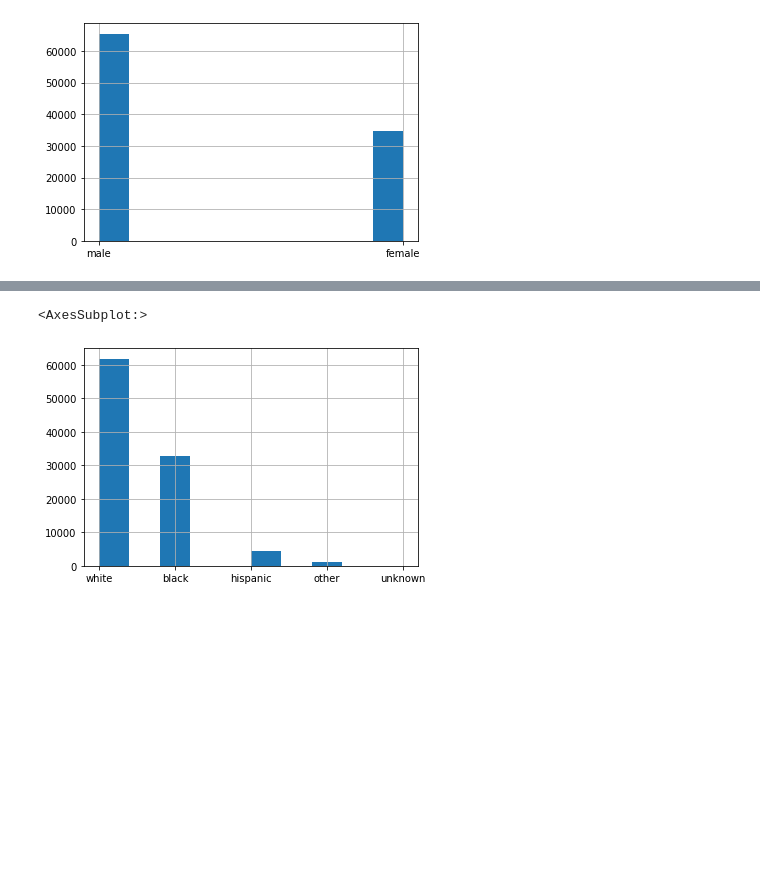
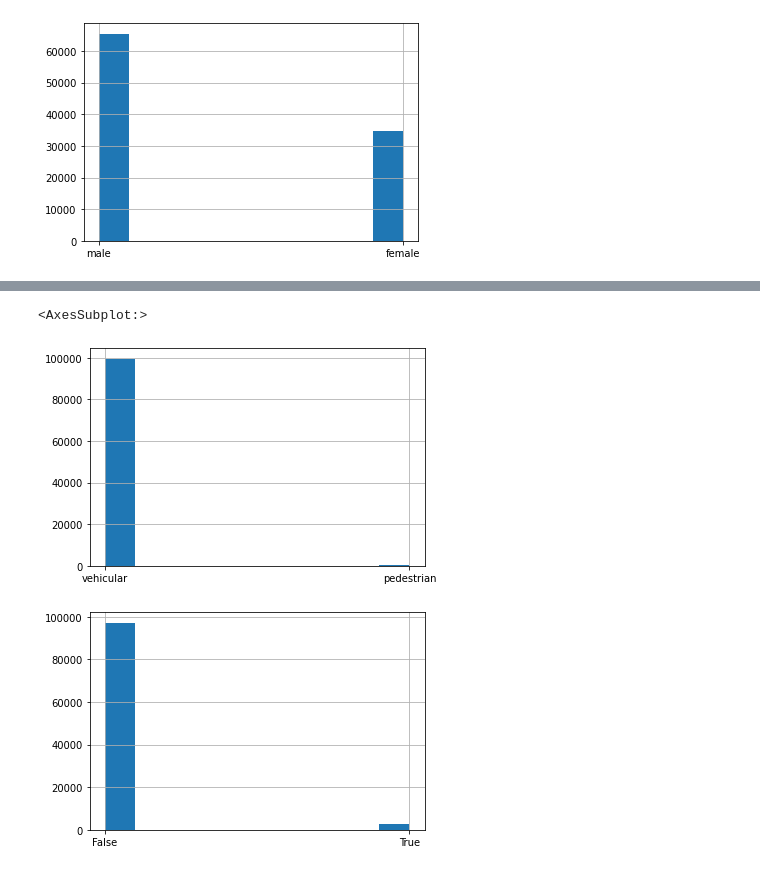
Before and after one commit to plotguy/police_stops_analysis, a Jupyter notebook: analysis/shay_analysis.ipynb, the cells around one changed output, grey strips where cells are left out. Cells and saved outputs as stored; diff of their text form; code cells hidden in the pictures; blank space fills up the shorter version.

```diff
--- a/analysis/shay_analysis.ipynb
+++ b/analysis/shay_analysis.ipynb
@@ -28,5 +91,15 @@ df['subject_sex'].hist()
 # %%
-df['subject_race'].hist()
+df.type.hist()
 # %% [output]
 <AxesSubplot:>
-[figure, old version]
+[figure, new version]
+# %%
+def hist_of_bool(pd_series):
+    series_as_str = pd_series.apply(lambda x: str(x))
+    series_as_str.hist()
+# %%
+# why tf doesn't this work?
+# df.arrest_made.hist()
+hist_of_bool(df.arrest_made)
+# %% [output]
+[figure, added]
```
Also changed, not shown: parts of 33 cells of this notebook, 1 other file.
